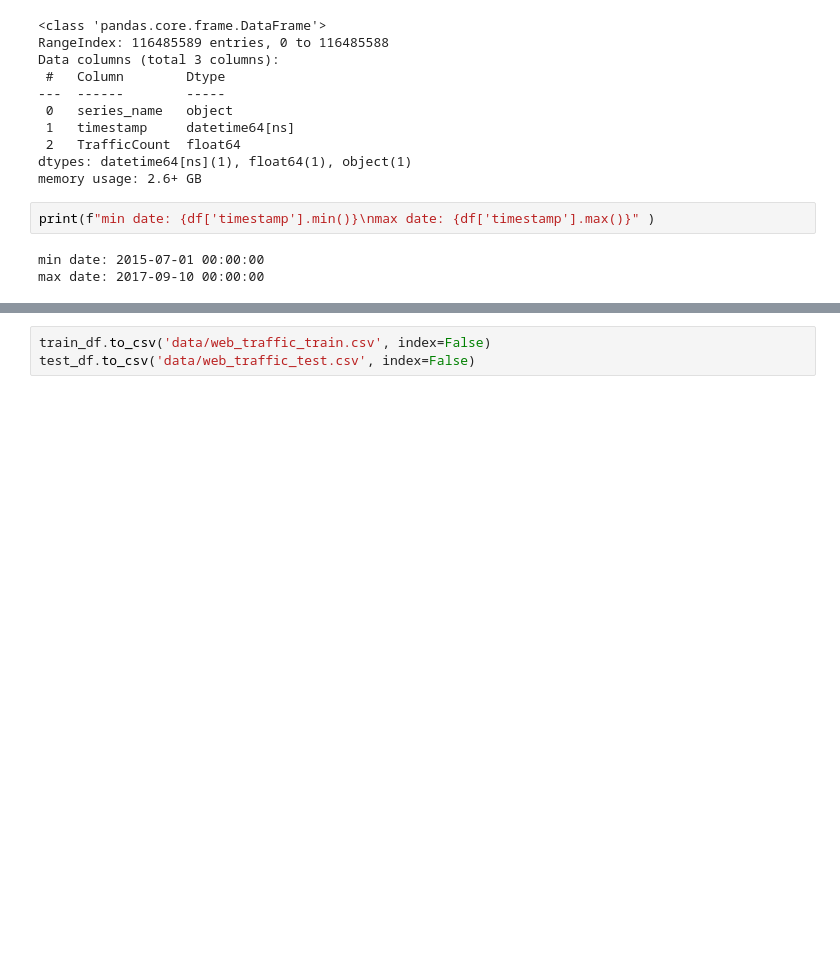
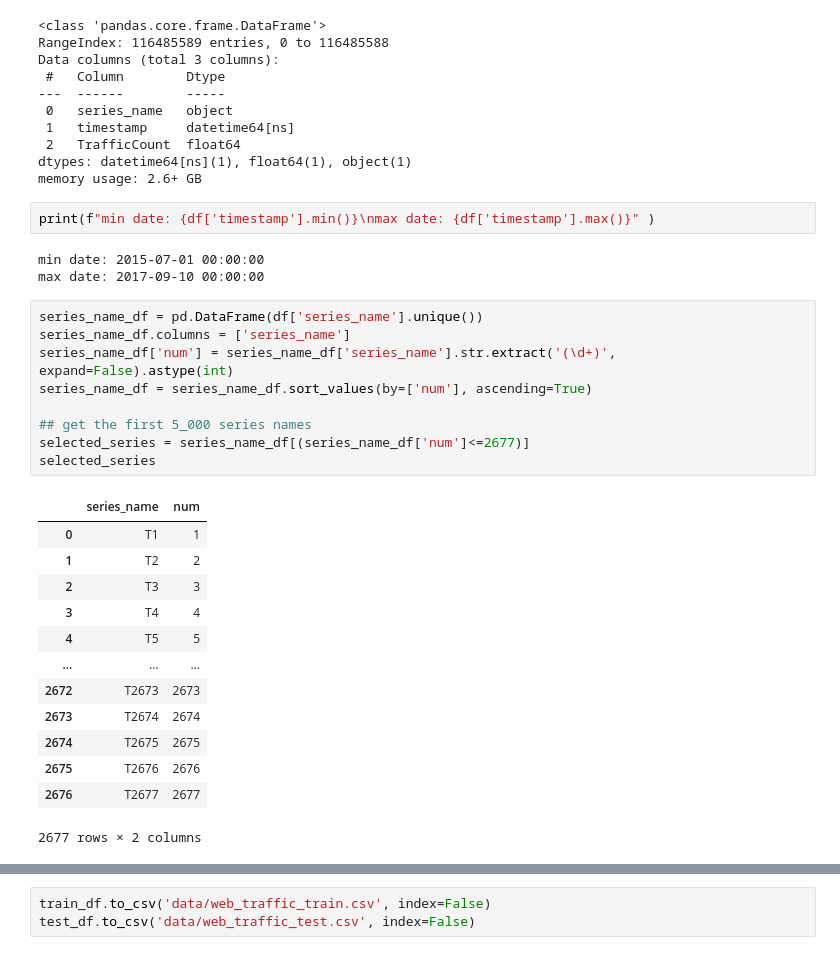
Before and after one commit to ndelucchi/Web-Traffic-Time-Series-with-PySpark, a Jupyter notebook: convert_from_tsf.ipynb, the cells around one changed output, grey strips where cells are left out. Drawn from its saved outputs; the diff is of its cells as text; blank space fills up the shorter version.

```diff
--- a/convert_from_tsf.ipynb
+++ b/convert_from_tsf.ipynb
@@ -56,6 +56,29 @@ print(f"min date: {df['timestamp'].min()}\nmax date: {df['timestamp'].max()}" )
 # %% [output]
 min date: 2015-07-01 00:00:00
 max date: 2017-09-10 00:00:00
+# %%
+series_name_df = pd.DataFrame(df['series_name'].unique())
+series_name_df.columns = ['series_name']
+series_name_df['num'] = series_name_df['series_name'].str.extract('(\d+)', expand=False).astype(int)
+series_name_df = series_name_df.sort_values(by=['num'], ascending=True)
+
+## get the first 5_000 series names
+selected_series = series_name_df[(series_name_df['num']<=2677)]
+selected_series
+# %% [output]
+|  | series_name | num |
+| 0 | T1 | 1 |
+| 1 | T2 | 2 |
+| 2 | T3 | 3 |
+| 3 | T4 | 4 |
+| 4 | T5 | 5 |
+| ... | ... | ... |
+| 2672 | T2673 | 2673 |
+| 2673 | T2674 | 2674 |
+| 2674 | T2675 | 2675 |
+| 2675 | T2676 | 2676 |
+| 2676 | T2677 | 2677 |
+2677 rows × 2 columns
 # %%
 # get 3 month prior to max date
 split_date = pd.Timestamp(df['timestamp'].max()) - relativedelta(months=3)
```
Also changed, not shown: parts of 3 cells of this notebook, 3 other files.
